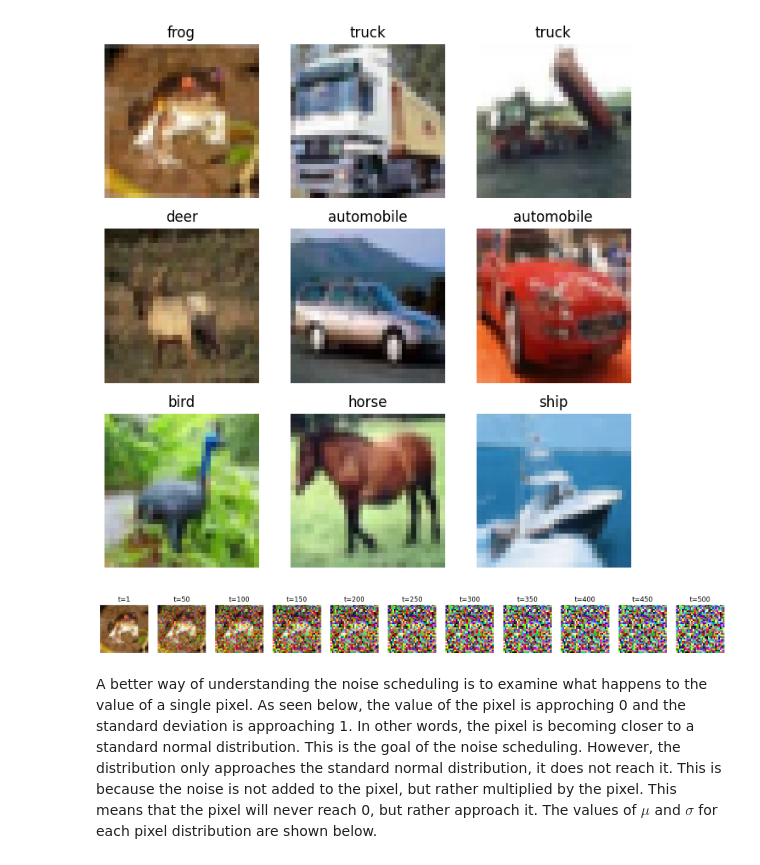
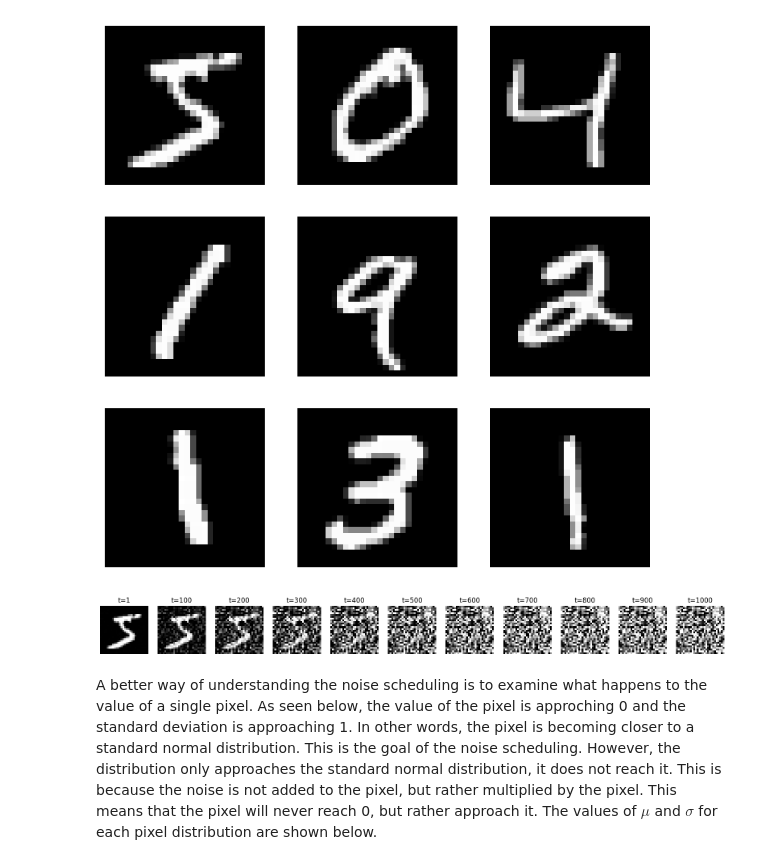
Before and after one commit to Andemand111/Specialkursus_diffusionmodel, a Jupyter notebook: main.IPYNB, the cells around one changed output. Drawn from its saved outputs; the diff is of its cells as text; code cells hidden in the pictures.

```diff
--- a/main.IPYNB
+++ b/main.IPYNB
@@ -1,22 +1,27 @@
 # %%
 import torchvision
 import torchvision.transforms as transforms
-from torch.utils.data import DataLoader
+from torch.utils.data import DataLoader, Subset
 import torch
 
 transform = transforms.Compose(
     [transforms.ToTensor(),
-     transforms.Normalize((0.5, 0.5, 0.5), (0.5, 0.5, 0.5)),  # subtract 0.5 and divide by 0.5
+     transforms.Normalize((0.5), (0.5)),  # subtract 0.5 and divide by 0.5
     ]
+)
+
+transform_inv = transforms.Compose(
+    [transforms.Normalize((-1), (2))]
 )
 
 batch_size = 64  # both for training and testing
 
 # Load datasets
-train_set = torchvision.datasets.CIFAR10(root='../data', train=True, download=True, transform=transform)
-test_set = torchvision.datasets.CIFAR10(root='../data', train=False, download=True, transform=transform)
-train_loader = DataLoader(train_set, batch_size=batch_size, shuffle=True, num_workers=0, drop_last=False)
-test_loader = DataLoader(test_set, batch_size=batch_size, shuffle=False, num_workers=0, drop_last=True)
+train_set = torchvision.datasets.MNIST(root='../data', download=True, transform=transform)
+# train_set = Subset(train_set, range(0, 5_000))  ### small dataset for testing
 
+train_loader = DataLoader(train_set, batch_size=batch_size, shuffle=True, num_workers=0, drop_last=True)
+
+device = torch.device("cuda:0" if torch.cuda.is_available() else "cpu")
 dimensions = train_set[0][0].shape
 img_size = torch.prod(torch.tensor(dimensions))
@@ -27,18 +28,18 @@ Files already downloaded and verified
 # %%
 ## Visualize the data
 import matplotlib.pyplot as plt
 import numpy as np
 
 # show multiple images in a
 # grid format
 fig, axs = plt.subplots(3, 3, figsize=(8,8))
 for i in range(9):
-    img = train_set.data[i]
-    axs[i//3, i%3].imshow(img, cmap='gray')
-    axs[i//3, i%3].set_title(train_set.classes[train_set.targets[i]])
+    img, _ = train_set[i]
+    img = img * 0.5 + 0.5
+    axs[i//3, i%3].imshow(img.view(*dimensions).permute(1,2,0), cmap='gray')
     axs[i//3, i%3].axis('off')
 # %% [output]
-[figure, old version]
+[figure, new version]
 # %%
 ## make noisy images
 
@@ -46,7 +47,7 @@ from utils import NoiseSchedule
 
 beta_start = 1e-4
 beta_end = 0.02
-T = 500
+T = 1000
 noise_schedule = NoiseSchedule(beta_start, beta_end, T)
 
 fig, axs = plt.subplots(1, 11, figsize=(20, 2))
@@ -54,7 +55,7 @@ x0 = train_set[0][0].flatten()
 ts = torch.linspace(0, T - 1, 11).view(-1, 1).long()
 xts, _, _ = noise_schedule.make_noisy_images(x0, ts)
 for i, t in enumerate(ts):
-    img = xts[i].view(3, 32, 32).permute(1, 2, 0).numpy()
+    img = xts[i].view(*dimensions).permute(1, 2, 0).numpy()
     img = (img + 1) / 2
     img = np.clip(img, 0, 1)
     axs[i].imshow(img, cmap='gray')
@@ -63,7 +64,7 @@ for i, t in enumerate(ts):
 plt.savefig("figures/noisy_images.png", dpi=300, bbox_inches='tight')
 plt.show()
 # %% [output]
-[figure, old version]
+[figure, new version]
 # %% [markdown]
 A better way of understanding the noise scheduling is to examine what happens to the value of a single pixel.
 As seen below, the value of the pixel is approching 0 and the standard deviation is approaching 1. In other words, the pixel is becoming closer to a standard normal distribution. This is the goal of the noise scheduling.
```
Also changed, not shown: parts of 7 cells of this notebook, 3 other files.
